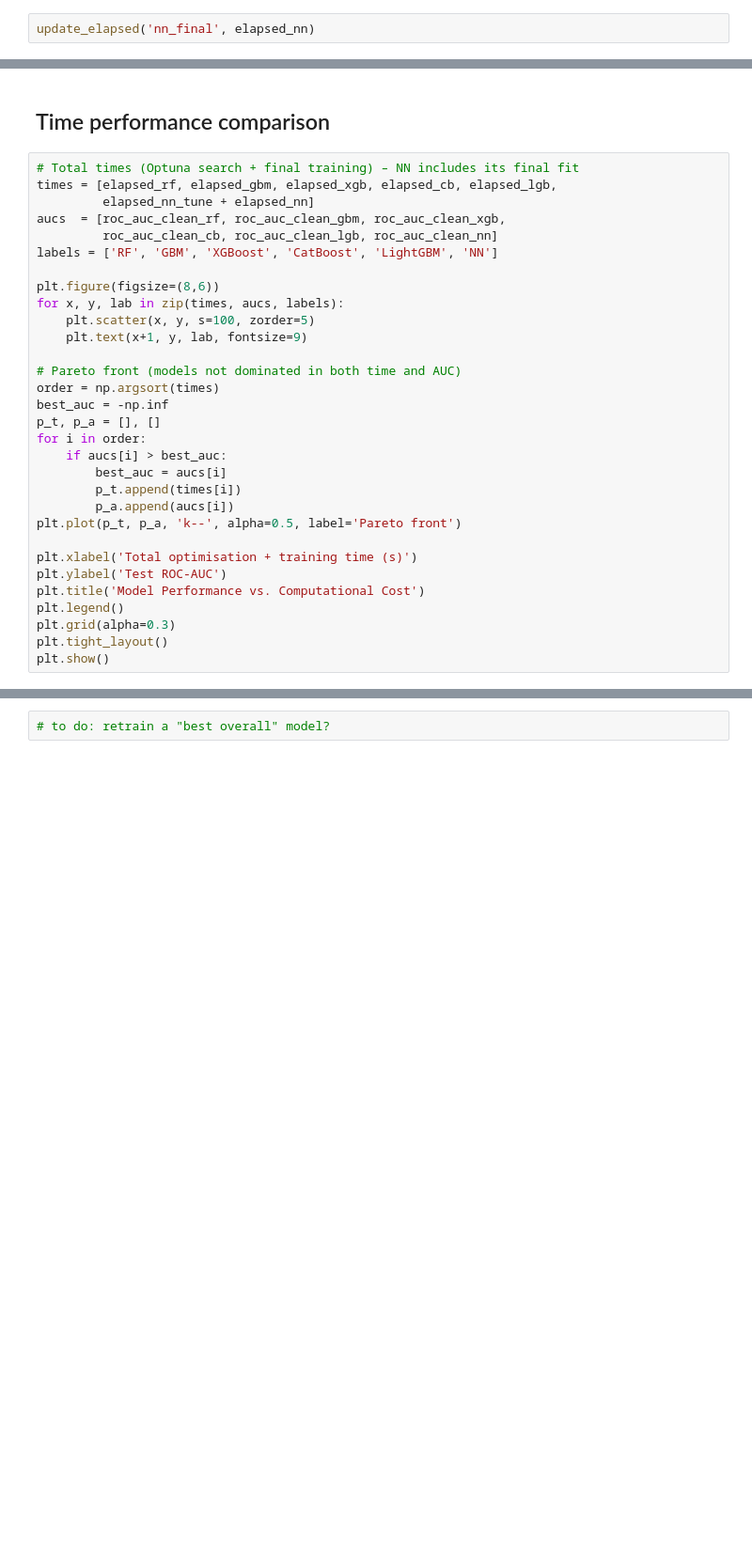
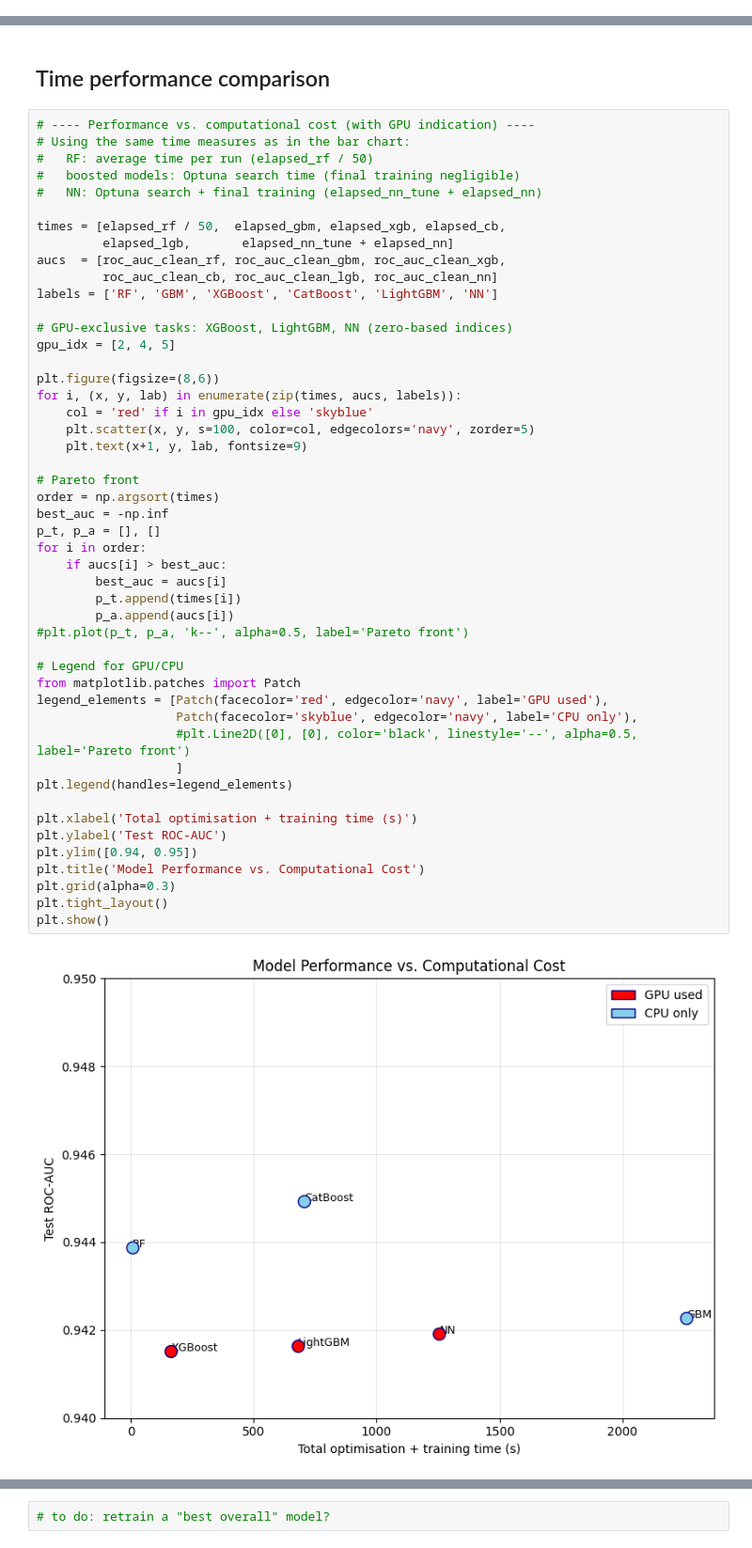
Before and after one commit to EstebanCardenas2001/LCPB_2026, a Jupyter notebook: Paper/magic_studies.ipynb, the cells around one changed output, grey strips where cells are left out. Shown at 94% size. Drawn from its saved outputs; the diff is of its cells as text; blank space fills up the shorter version.

```diff
--- a/Paper/magic_studies.ipynb
+++ b/Paper/magic_studies.ipynb
@@ -1555,5 +1578,3 @@ update_elapsed('nn_optuna', elapsed_nn_tune)
-# %%
-update_elapsed('nn_final', elapsed_nn)
 # %% [markdown]
 #### SHAP values
 # %%
@@ -2220,35 +2367,54 @@ update_elapsed('noisy_test', elapsed_noisy_test)
 # %% [markdown]
 ## Time performance comparison
 # %%
-# Total times (Optuna search + final training) – NN includes its final fit
-times = [elapsed_rf, elapsed_gbm, elapsed_xgb, elapsed_cb, elapsed_lgb,
-         elapsed_nn_tune + elapsed_nn]
+# ---- Performance vs. computational cost (with GPU indication) ----
+# Using the same time measures as in the bar chart:
+#   RF: average time per run (elapsed_rf / 50)
+#   boosted models: Optuna search time (final training negligible)
+#   NN: Optuna search + final training (elapsed_nn_tune + elapsed_nn)
+
+times = [elapsed_rf / 50,  elapsed_gbm, elapsed_xgb, elapsed_cb,
+         elapsed_lgb,       elapsed_nn_tune + elapsed_nn]
 aucs  = [roc_auc_clean_rf, roc_auc_clean_gbm, roc_auc_clean_xgb,
          roc_auc_clean_cb, roc_auc_clean_lgb, roc_auc_clean_nn]
 labels = ['RF', 'GBM', 'XGBoost', 'CatBoost', 'LightGBM', 'NN']
 
+# GPU‑exclusive tasks: XGBoost, LightGBM, NN (zero‑based indices)
+gpu_idx = [2, 4, 5]
+
 plt.figure(figsize=(8,6))
-for x, y, lab in zip(times, aucs, labels):
-    plt.scatter(x, y, s=100, zorder=5)
+for i, (x, y, lab) in enumerate(zip(times, aucs, labels)):
+    col = 'red' if i in gpu_idx else 'skyblue'
+    plt.scatter(x, y, s=100, color=col, edgecolors='navy', zorder=5)
     plt.text(x+1, y, lab, fontsize=9)
 
-# Pareto front (models not dominated in both time and AUC)
+# Pareto front
 order = np.argsort(times)
 best_auc = -np.inf
 p_t, p_a = [], []
 for i in order:
     if aucs[i] > best_auc:
         best_auc = aucs[i]
         p_t.append(times[i])
         p_a.append(aucs[i])
-plt.plot(p_t, p_a, 'k--', alpha=0.5, label='Pareto front')
+#plt.plot(p_t, p_a, 'k--', alpha=0.5, label='Pareto front')
+
+# Legend for GPU/CPU
+from matplotlib.patches import Patch
+legend_elements = [Patch(facecolor='red', edgecolor='navy', label='GPU used'),
+                   Patch(facecolor='skyblue', edgecolor='navy', label='CPU only'),
+                   #plt.Line2D([0], [0], color='black', linestyle='--', alpha=0.5, label='Pareto front')
+                   ]
+plt.legend(handles=legend_elements)
 
 plt.xlabel('Total optimisation + training time (s)')
 plt.ylabel('Test ROC‑AUC')
+plt.ylim([0.94, 0.95])
 plt.title('Model Performance vs. Computational Cost')
-plt.legend()
 plt.grid(alpha=0.3)
 plt.tight_layout()
 plt.show()
+# %% [output]
+[figure, added]
 # %%
 # ============================================================
```
Also changed, not shown: parts of 45 cells of this notebook.
